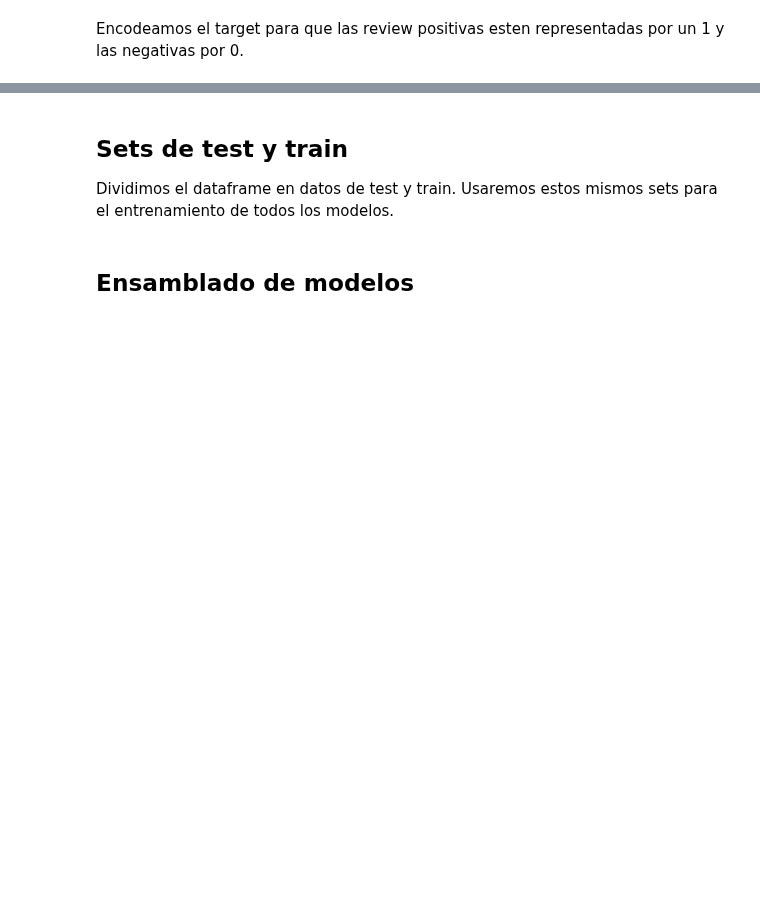
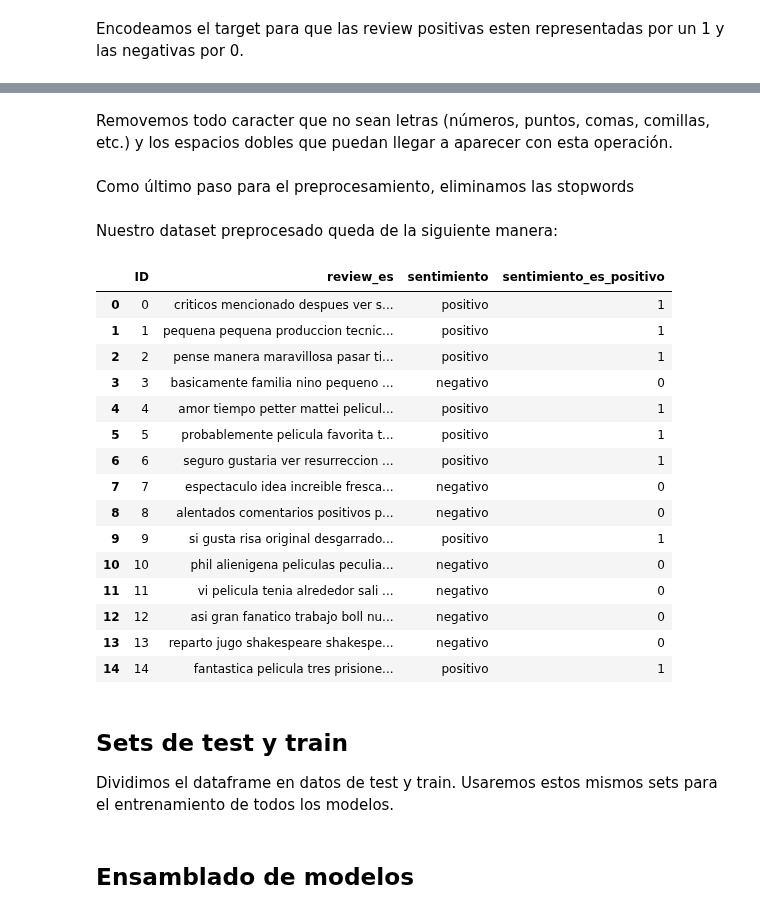
Before and after one commit to LuchoLorenzo1/7506R-1C2023-GRUPO19, a Jupyter notebook: TP2/7506_TP2_GRUPO19_CHP1_ENTREGA.ipynb, the cells around one changed output, grey strips where cells are left out. Cells and saved outputs as stored; diff of their text form; code cells hidden in the pictures; blank space fills up the shorter version.

```diff
--- a/TP2/7506_TP2_GRUPO19_CHP1_ENTREGA.ipynb
+++ b/TP2/7506_TP2_GRUPO19_CHP1_ENTREGA.ipynb
@@ -40,0 +45,2 @@ df['sentimiento_es_positivo'] = np.where(df.sentimiento == 'positivo', 1, 0)
+# %%
+df['review_es'] = df['review_es'].str.lower()
@@ -41,3 +49,39 @@ df['sentimiento_es_positivo'] = np.where(df.sentimiento == 'positivo', 1, 0)
+# %%
+caracteres_especiales = {'á':'a', 'é':'e', 'í':'i', 'ó':'o', 'ú':'u', 'ñ':'n'}
+for original, nuevo in caracteres_especiales.items():
+    df['review_es'] = df['review_es'].str.replace(original, nuevo, regex=True)
+# %% [markdown]
+Removemos todo caracter que no sean letras (números, puntos, comas, comillas, etc.) y los espacios dobles que puedan llegar a aparecer con esta operación.
+# %%
+df['review_es'] = df['review_es'].str.replace('[^a-zA-Z]', ' ', regex=True)
+df['review_es'] = df['review_es'].str.replace('  ', ' ', regex=True)
+# %% [markdown]
+Como último paso para el preprocesamiento, eliminamos las stopwords
+# %%
+from nltk.corpus import stopwords
+palabras = '|'.join(stopwords.words('spanish'))
+df['review_es'] = df['review_es'].str.replace(fr'\b({palabras})\b', '',regex=True)
+# %% [markdown]
+Nuestro dataset preprocesado queda de la siguiente manera:
+# %%
+df.head(15)
+# %% [output]
+|  | ID | review_es | sentimiento | sentimiento_es_positivo |
+| 0 | 0 | criticos mencionado despues ver s... | positivo | 1 |
+| 1 | 1 | pequena pequena produccion tecnic... | positivo | 1 |
+| 2 | 2 | pense manera maravillosa pasar ti... | positivo | 1 |
+| 3 | 3 | basicamente familia nino pequeno ... | negativo | 0 |
+| 4 | 4 | amor tiempo petter mattei pelicul... | positivo | 1 |
+| 5 | 5 | probablemente pelicula favorita t... | positivo | 1 |
+| 6 | 6 | seguro gustaria ver resurreccion ... | positivo | 1 |
+| 7 | 7 | espectaculo idea increible fresca... | negativo | 0 |
+| 8 | 8 | alentados comentarios positivos p... | negativo | 0 |
+| 9 | 9 | si gusta risa original desgarrado... | positivo | 1 |
+| 10 | 10 | phil alienigena peliculas peculia... | negativo | 0 |
+| 11 | 11 | vi pelicula tenia alrededor sali ... | negativo | 0 |
+| 12 | 12 | asi gran fanatico trabajo boll nu... | negativo | 0 |
+| 13 | 13 | reparto jugo shakespeare shakespe... | negativo | 0 |
+| 14 | 14 | fantastica pelicula tres prisione... | positivo | 1 |
 # %% [markdown]
 ## Sets de test y train
 Dividimos el dataframe en datos de test y train. Usaremos estos mismos sets para el entrenamiento de todos los modelos.
```
Also changed, not shown: parts of 26 cells of this notebook.
